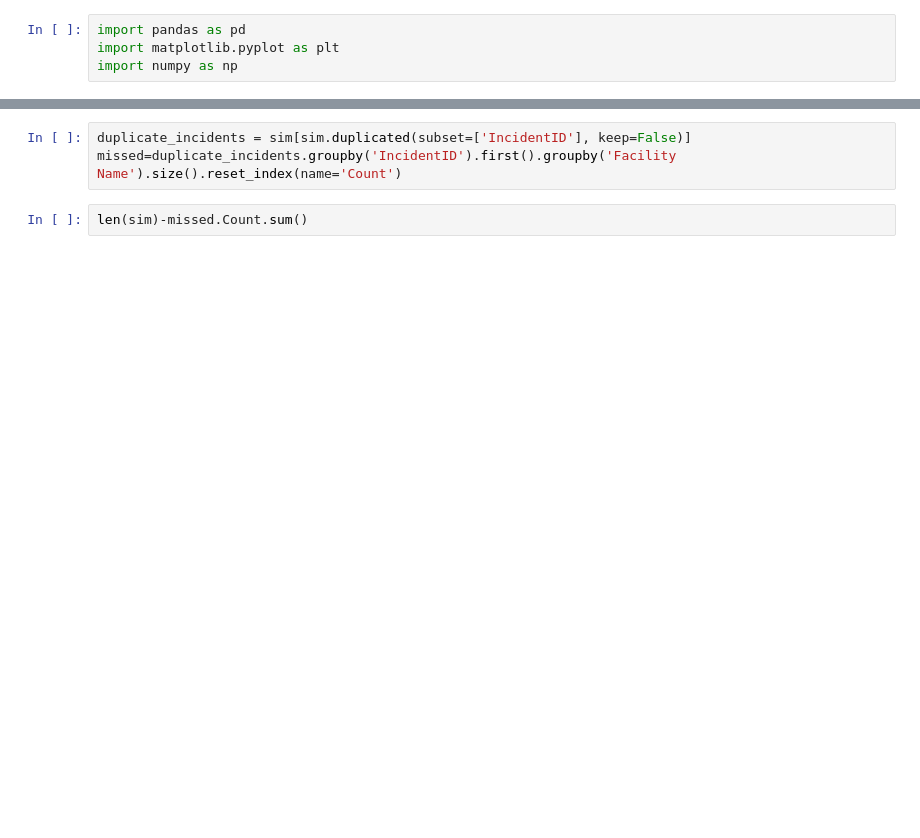
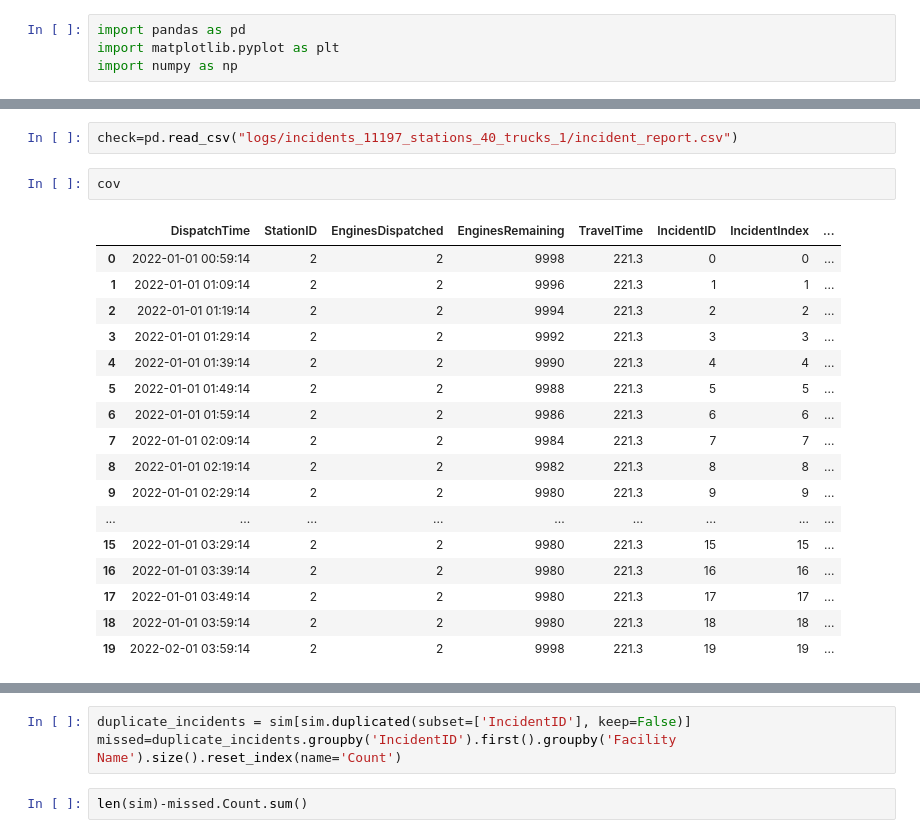
Before and after one commit to jptalusan/fire_simulator, a Jupyter notebook: postprocess_ammar.ipynb, the cells around one changed output, grey strips where cells are left out. Drawn from its saved outputs; the diff is of its cells as text; blank space fills up the shorter version.

```diff
--- a/postprocess_ammar.ipynb
+++ b/postprocess_ammar.ipynb
@@ -11,0 +199,22 @@ sim = pd.merge(sim, sdf[["StationID", "Facility Name"]], on="StationID", how="le
+# %%
+check=pd.read_csv("logs/incidents_11197_stations_40_trucks_1/incident_report.csv")
+# %%
+cov
+# %% [output]
+|  | DispatchTime | StationID | EnginesDispatched | EnginesRemaining | TravelTime | IncidentID | IncidentIndex | ... |
+| 0 | 2022-01-01 00:59:14 | 2 | 2 | 9998 | 221.3 | 0 | 0 | ... |
+| 1 | 2022-01-01 01:09:14 | 2 | 2 | 9996 | 221.3 | 1 | 1 | ... |
+| 2 | 2022-01-01 01:19:14 | 2 | 2 | 9994 | 221.3 | 2 | 2 | ... |
+| 3 | 2022-01-01 01:29:14 | 2 | 2 | 9992 | 221.3 | 3 | 3 | ... |
+| 4 | 2022-01-01 01:39:14 | 2 | 2 | 9990 | 221.3 | 4 | 4 | ... |
+| 5 | 2022-01-01 01:49:14 | 2 | 2 | 9988 | 221.3 | 5 | 5 | ... |
+| 6 | 2022-01-01 01:59:14 | 2 | 2 | 9986 | 221.3 | 6 | 6 | ... |
+| 7 | 2022-01-01 02:09:14 | 2 | 2 | 9984 | 221.3 | 7 | 7 | ... |
+| 8 | 2022-01-01 02:19:14 | 2 | 2 | 9982 | 221.3 | 8 | 8 | ... |
+| 9 | 2022-01-01 02:29:14 | 2 | 2 | 9980 | 221.3 | 9 | 9 | ... |
+| ... | ... | ... | ... | ... | ... | ... | ... | ... |
+| 15 | 2022-01-01 03:29:14 | 2 | 2 | 9980 | 221.3 | 15 | 15 | ... |
+| 16 | 2022-01-01 03:39:14 | 2 | 2 | 9980 | 221.3 | 16 | 16 | ... |
+| 17 | 2022-01-01 03:49:14 | 2 | 2 | 9980 | 221.3 | 17 | 17 | ... |
+| 18 | 2022-01-01 03:59:14 | 2 | 2 | 9980 | 221.3 | 18 | 18 | ... |
+| 19 | 2022-02-01 03:59:14 | 2 | 2 | 9998 | 221.3 | 19 | 19 | ... |
```
Also changed, not shown: parts of 14 cells of this notebook, 2 other files.
